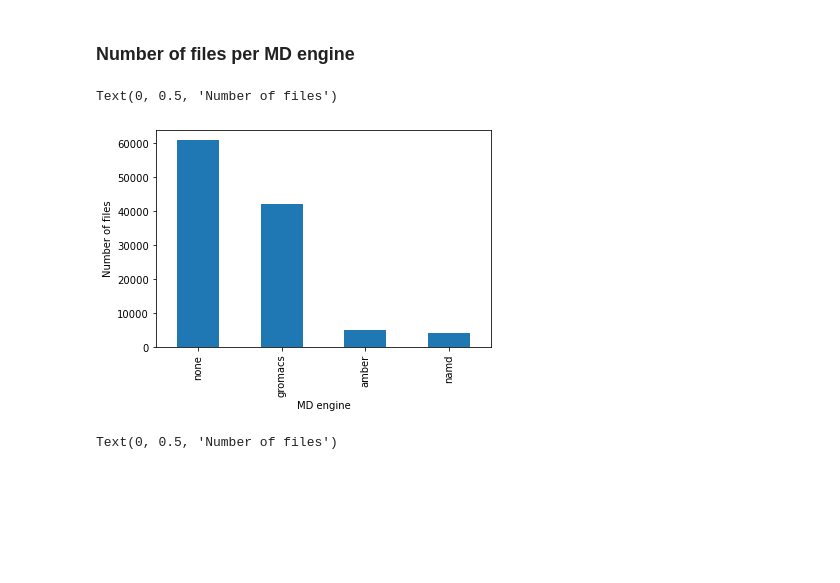
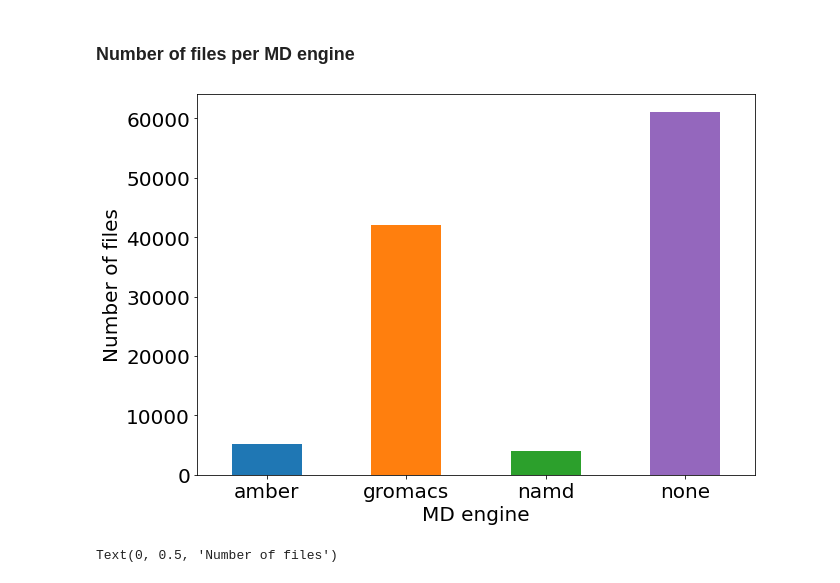
Before and after one commit to MDverse/mdws, a Jupyter notebook: notebooks/analyze_zenodo.ipynb, the cells around one changed output. Drawn from its saved outputs; the diff is of its cells as text; code cells hidden in the pictures; blank space fills up the shorter version.

Commit message:
Update graphics generation

```diff
--- a/notebooks/analyze_zenodo.ipynb
+++ b/notebooks/analyze_zenodo.ipynb
@@ -6,6 +6,8 @@
 import matplotlib.pyplot as plt
 import pandas as pd
 import yaml
+
+plt.rcParams.update({'font.size': 20})
 # %% [markdown]
 ## Load data
 # %%
@@ -176,8 +178,8 @@ Name: category, dtype: int64
 # %% [markdown]
 ## Extract year from date
 # %%
-tab["years"] = tab["date_creation"].apply(lambda x: int(x[:4]))
-datasets["years"] = datasets["date_creation"].apply(lambda x: int(x[:4]))
+tab["year"] = tab["date_creation"].apply(lambda x: int(x[:4]))
+datasets["year"] = datasets["date_creation"].apply(lambda x: int(x[:4]))
 # %% [markdown]
 ## Available mdp and gro files to download
 # %%
@@ -220,13 +222,18 @@ A dataset contains on average 137 files.
 # %% [markdown]
 ### Number of files per MD engine
 # %%
-tab["engine_MD"].value_counts().plot(kind="bar")
+(tab
+ .loc[:, "engine_MD"]
+ .value_counts()
+ .sort_index()
+ .plot(kind="bar", color=["tab:blue", "tab:orange", "tab:green", "tab:purple"], figsize=(10,7))
+)
 plt.xlabel("MD engine")
+plt.xticks(rotation=0)
 plt.ylabel("Number of files")
-# plt.savefig("Number_of_extensions_per_MDengine.png")
+plt.savefig("number_of_files_per_MD_engine.png", dpi=300, bbox_inches="tight")
 # %% [output]
-Text(0, 0.5, 'Number of files')
-[figure, old version]
+[figure, new version]
 # %%
 tab.groupby("engine_MD")["category"].value_counts().unstack().plot.bar(stacked=True)
 plt.xlabel("MD engine")
```
Also changed, not shown: parts of 6 cells of this notebook.
